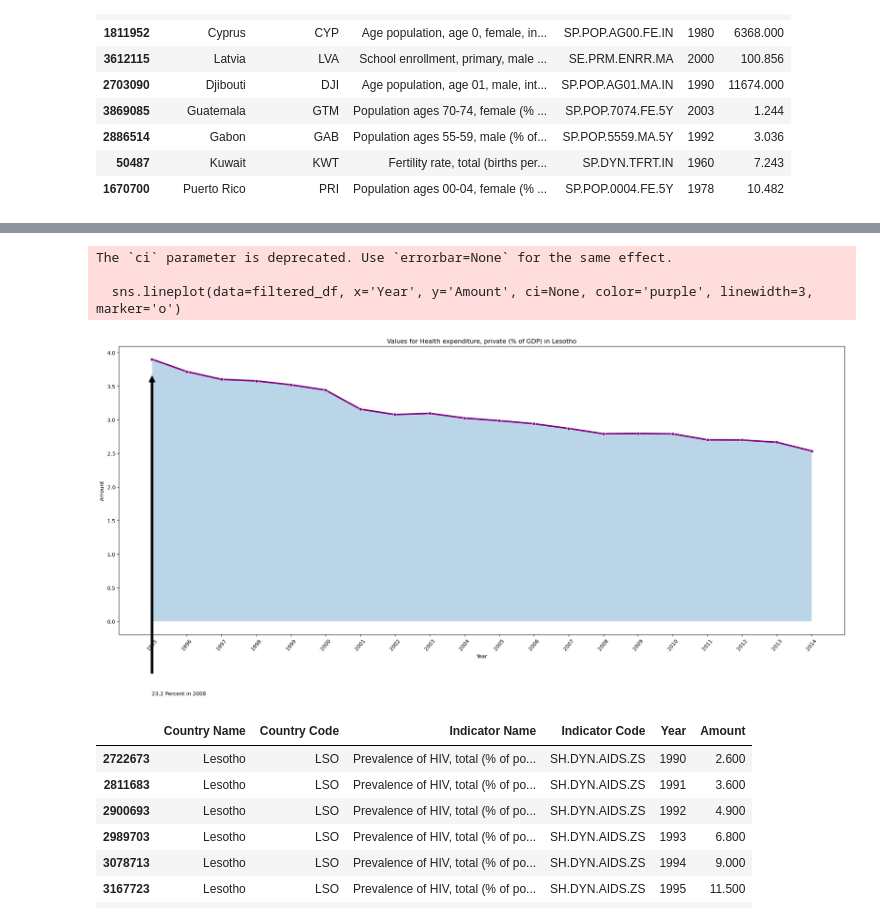
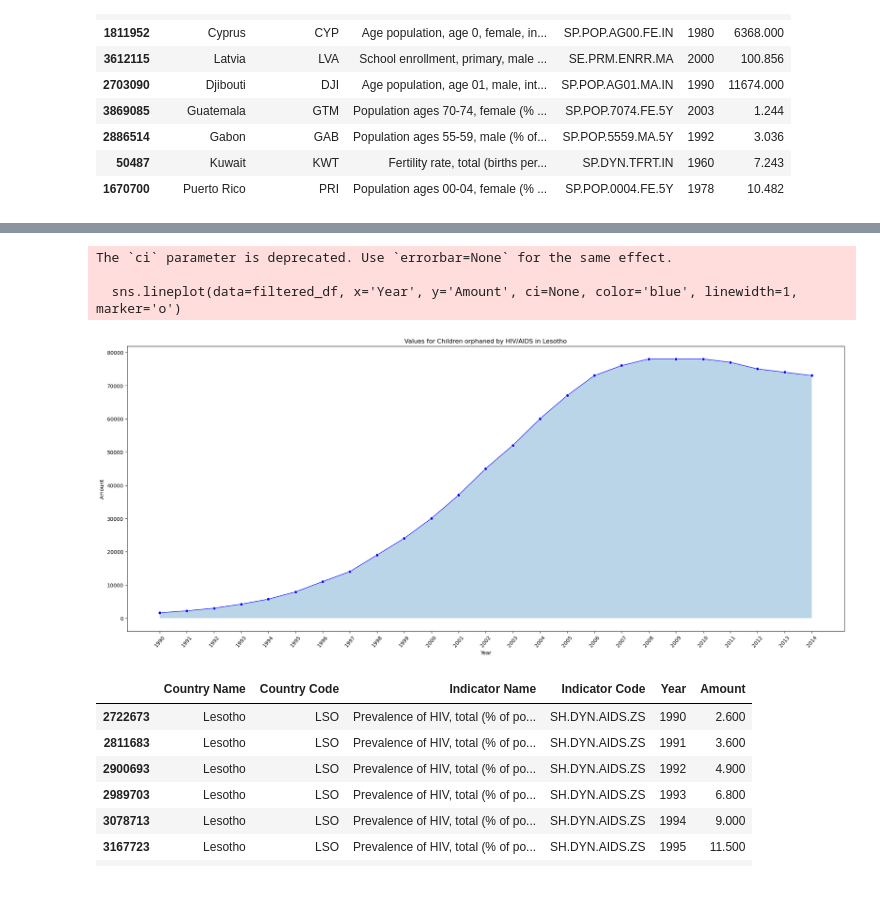
Before and after one commit to Kerokus/g1-eda-case-study, a Jupyter notebook: Scott/datatest.ipynb, the cells around one changed output, grey strips where cells are left out. Cells and saved outputs as stored; diff of their text form; code cells hidden in the pictures; blank space fills up the shorter version.

```diff
--- a/Scott/datatest.ipynb
+++ b/Scott/datatest.ipynb
@@ -79,43 +79,43 @@ unique_categories
 from pyparsing import line
 
 
 country_name = "Lesotho"
 
-indicator_name = "Health expenditure, private (% of GDP)"
+indicator_name = "Children orphaned by HIV/AIDS"
 
 filtered_df = clean_long_df[(clean_long_df['Indicator Name'] == indicator_name) & (clean_long_df['Country Name'] == country_name) & (clean_long_df['Year'] != '2015')]
 #df[(df['Indicator Name'] == indicator_name) & (df['Year'] != year_to_exclude)]
 
 if filtered_df.empty:
     print(f"No data found for {indicator_name} in {country_name}")
 
 # Melt the DataFrame to reshape it for plotting, didn't work because we already did that above.
         # melted_df = filtered_df.melt(id_vars=['Indicator Name'], var_name='Year', value_name='Amount')
 
 max_amount = filtered_df['Amount'].max()
 max_year = filtered_df[filtered_df['Amount'] == max_amount]['Year'].values[0]
 
 
 plt.figure(figsize = (25, 10))
-plt.annotate(
-    '23.2 Percent in 2008',
-    xy=(max_year, max_amount),
-    xytext=(max_year, max_amount - 5),
-    arrowprops=dict(facecolor='black', shrink=0.05)
-)
-sns.lineplot(data=filtered_df, x='Year', y='Amount', ci=None, color='purple', linewidth=3, marker='o')
+# plt.annotate(
+#     '23.2 Percent in 2008',
+#     xy=(max_year, max_amount),
+#     xytext=(max_year, max_amount - 10),
+#     arrowprops=dict(facecolor='black', shrink=0.75)
+# )
+sns.lineplot(data=filtered_df, x='Year', y='Amount', ci=None, color='blue', linewidth=1, marker='o')
 
 plt.title(f'Values for {indicator_name} in {country_name}')
 plt.xticks(rotation=50)
 plt.fill_between(filtered_df['Year'], filtered_df['Amount'], alpha=0.3)
 
 
 plt.show()
 # %% [output]
 The `ci` parameter is deprecated. Use `errorbar=None` for the same effect.
 
-  sns.lineplot(data=filtered_df, x='Year', y='Amount', ci=None, color='purple', linewidth=3, marker='o')
+  sns.lineplot(data=filtered_df, x='Year', y='Amount', ci=None, color='blue', linewidth=1, marker='o')
-[figure, old version]
+[figure, new version]
 # %%
 filtered_df
 # %% [output]
```
Also changed, not shown: 2 other files.
